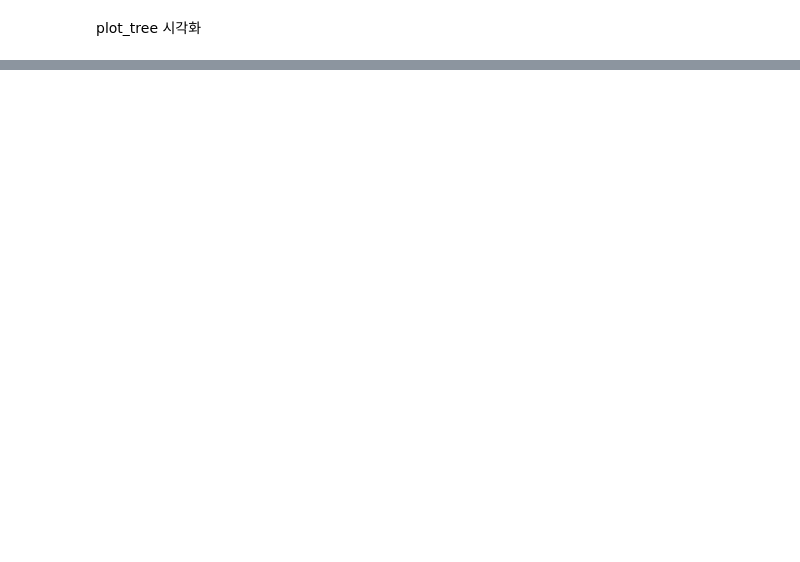
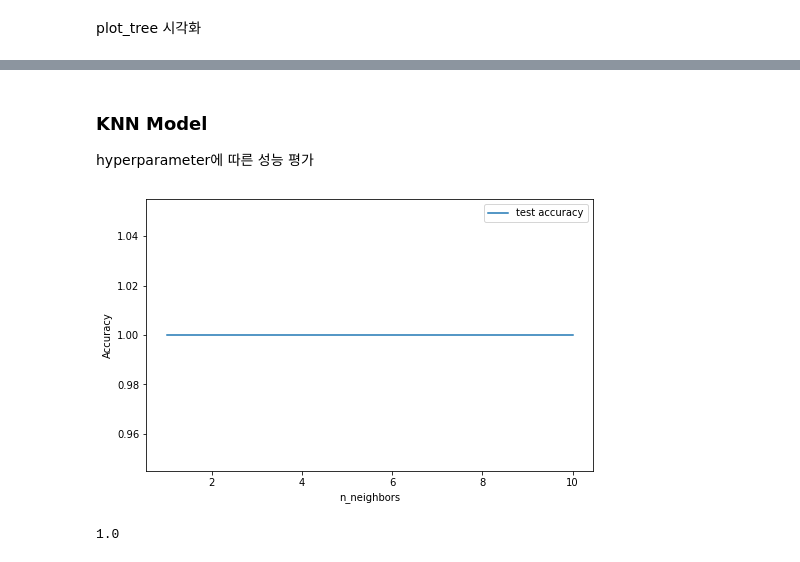
Before and after one commit to kumass2020/Multi-Modality-Person-Recognition, a Jupyter notebook: human_recognition.ipynb, the cells around one changed output, grey strips where cells are left out. Drawn from its saved outputs; the diff is of its cells as text; code cells hidden in the pictures; blank space fills up the shorter version.

```diff
--- a/human_recognition.ipynb
+++ b/human_recognition.ipynb
@@ -80,8 +80,8 @@ feature_df
 해당 과정을 반복
 # %%
 # def analyze_hp(start):
-start_subject_idx = 0
-for subject_num in range(start_subject_idx, start_subject_idx+10):
+start_subject_idx = 16
+for subject_num in range(start_subject_idx, start_subject_idx+4):
     ppg = pd.read_csv('./dataset/s' + str(subject_num+1) + '_sit.csv')
     for i in range(20): # 24초 * 20 == 480초
         start_idx = i * 12000
@@ -238,0 +221,30 @@ plt.show()
+# %% [markdown]
+### KNN Model
+hyperparameter에 따른 성능 평가
+# %%
+from sklearn.neighbors import KNeighborsClassifier
+
+test_accuracy = []
+neighbors_settings = range(1, 11)
+for n_neighbors in neighbors_settings:
+    knn = KNeighborsClassifier(n_neighbors=n_neighbors,
+                            p=2,
+                            metric='minkowski')
+
+    knn.fit(X_train, y_train)
+    y_pred = knn.predict(X_test)
+    y_pred = y_pred + start_subject_idx
+    test_accuracy.append(accuracy_score(y_pred, y_test))
+
+plt.figure(figsize=(8, 5))
+plt.plot(neighbors_settings, test_accuracy, label="test accuracy")
+plt.ylabel("Accuracy")
+plt.xlabel("n_neighbors")
+plt.legend()
+plt.show()
+# %% [output]
+[figure, added]
+# %%
+test_accuracy[4]
+# %% [output]
+1.0
```
Also changed, not shown: parts of 6 cells of this notebook, 1 other file.
